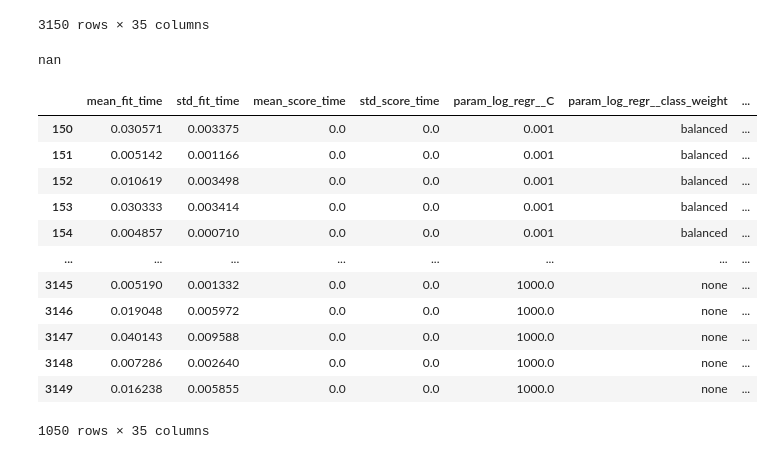
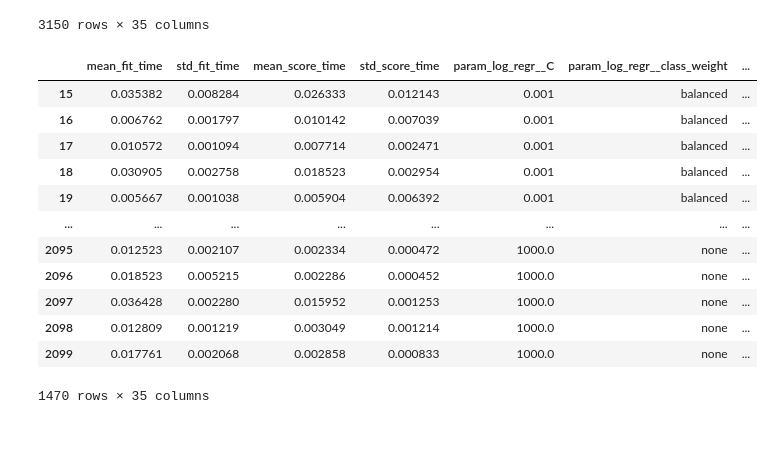
Before and after one commit to zapper-95/WDBC-ML, a Jupyter notebook: joe_updates.ipynb, the cells around one changed output. Saved outputs shown, nothing was run; the diff lists cells and outputs as text; code cells hidden in the pictures.

```diff
--- a/joe_updates.ipynb
+++ b/joe_updates.ipynb
@@ -418,40 +419,36 @@ pd.DataFrame(searches[0].cv_results_)
 #colours that are used to denote log_regr: [0], knn: [1] and svm: [2]
 colours = [sns.color_palette("Blues_d")[x] for x in [0, 3 ,5]]
 colours2 = [x for x in sns.color_palette("colorblind")]
-# %%
-#credit to https://scikit-learn.org/stable/auto_examples/compose/plot_digits_pipe.html
-# and help from https://www.includehelp.com/python/pandas-dataframe-select-row-by-max-value-in-group.aspx
-
-import warnings
-warnings.simplefilter(action='ignore', category=FutureWarning)
-
-
-log_regr_results = pd.DataFrame(searches[0].cv_results_)
-knn_results = pd.DataFrame(searches[1].cv_results_)
-svm_results = pd.DataFrame(searches[2].cv_results_)
-
-
-log_regr_results[['param_log_regr__class_weight','param_log_regr__penalty']] = log_regr_results[['param_log_regr__class_weight','param_log_regr__penalty']].fillna("none")
-#log_regr_results = log_regr_results.dropna()
-#sum(log_regr_results['param_log_regr__penalty'] == 'none')
-# %% [output]
-nan
-# %%
-']
-# %% [output]
-|  | mean_fit_time | std_fit_time | mean_score_time | std_score_time | param_log_regr__C | param_log_regr__class_weight | ... |
-| 150 | 0.030571 | 0.003375 | 0.0 | 0.0 | 0.001 | balanced | ... |
-| 151 | 0.005142 | 0.001166 | 0.0 | 0.0 | 0.001 | balanced | ... |
-| 152 | 0.010619 | 0.003498 | 0.0 | 0.0 | 0.001 | balanced | ... |
-| 153 | 0.030333 | 0.003414 | 0.0 | 0.0 | 0.001 | balanced | ... |
-| 154 | 0.004857 | 0.000710 | 0.0 | 0.0 | 0.001 | balanced | ... |
-| ... | ... | ... | ... | ... | ... | ... | ... |
-| 3145 | 0.005190 | 0.001332 | 0.0 | 0.0 | 1000.0 | none | ... |
-| 3146 | 0.019048 | 0.005972 | 0.0 | 0.0 | 1000.0 | none | ... |
-| 3147 | 0.040143 | 0.009588 | 0.0 | 0.0 | 1000.0 | none | ... |
-| 3148 | 0.007286 | 0.002640 | 0.0 | 0.0 | 1000.0 | none | ... |
-| 3149 | 0.016238 | 0.005855 | 0.0 | 0.0 | 1000.0 | none | ... |
-1050 rows × 35 columns
+# %%
+#credit to https://scikit-learn.org/stable/auto_examples/compose/plot_digits_pipe.html
+# and help from https://www.includehelp.com/python/pandas-dataframe-select-row-by-max-value-in-group.aspx
+
+import warnings
+warnings.simplefilter(action='ignore', category=FutureWarning)
+
+
+log_regr_results = pd.DataFrame(searches[0].cv_results_)
+knn_results = pd.DataFrame(searches[1].cv_results_)
+svm_results = pd.DataFrame(searches[2].cv_results_)
+
+
+log_regr_results['param_log_regr__class_weight'] = log_regr_results['param_log_regr__class_weight'].fillna("none")
+log_regr_results = log_regr_results.dropna()
+log_regr_results
+# %% [output]
+|  | mean_fit_time | std_fit_time | mean_score_time | std_score_time | param_log_regr__C | param_log_regr__class_weight | ... |
+| 15 | 0.035382 | 0.008284 | 0.026333 | 0.012143 | 0.001 | balanced | ... |
+| 16 | 0.006762 | 0.001797 | 0.010142 | 0.007039 | 0.001 | balanced | ... |
+| 17 | 0.010572 | 0.001094 | 0.007714 | 0.002471 | 0.001 | balanced | ... |
+| 18 | 0.030905 | 0.002758 | 0.018523 | 0.002954 | 0.001 | balanced | ... |
+| 19 | 0.005667 | 0.001038 | 0.005904 | 0.006392 | 0.001 | balanced | ... |
+| ... | ... | ... | ... | ... | ... | ... | ... |
+| 2095 | 0.012523 | 0.002107 | 0.002334 | 0.000472 | 1000.0 | none | ... |
+| 2096 | 0.018523 | 0.005215 | 0.002286 | 0.000452 | 1000.0 | none | ... |
+| 2097 | 0.036428 | 0.002280 | 0.015952 | 0.001253 | 1000.0 | none | ... |
+| 2098 | 0.012809 | 0.001219 | 0.003049 | 0.001214 | 1000.0 | none | ... |
+| 2099 | 0.017761 | 0.002068 | 0.002858 | 0.000833 | 1000.0 | none | ... |
+1470 rows × 35 columns
 # %%
 #credit to https://scikit-learn.org/stable/auto_examples/compose/plot_digits_pipe.html
 # and help from https://www.includehelp.com/python/pandas-dataframe-select-row-by-max-value-in-group.aspx
```
Also changed, not shown: parts of 11 cells of this notebook.
